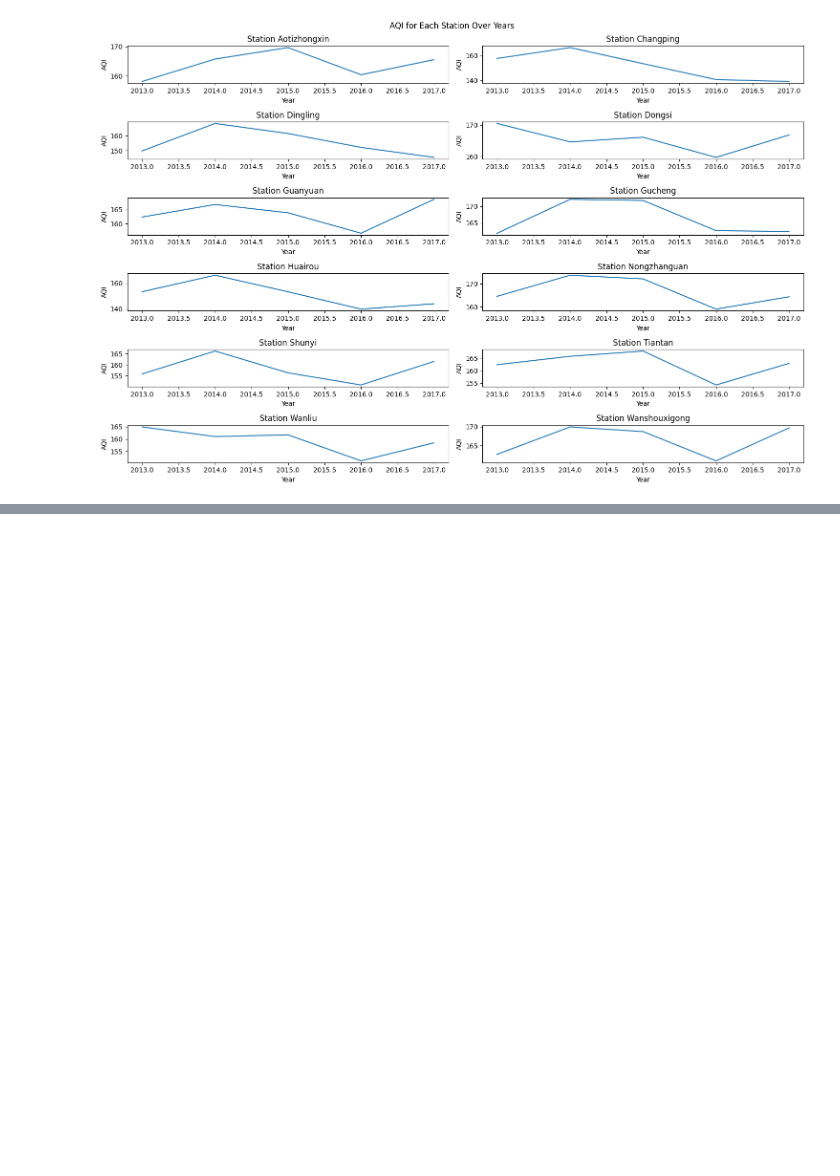
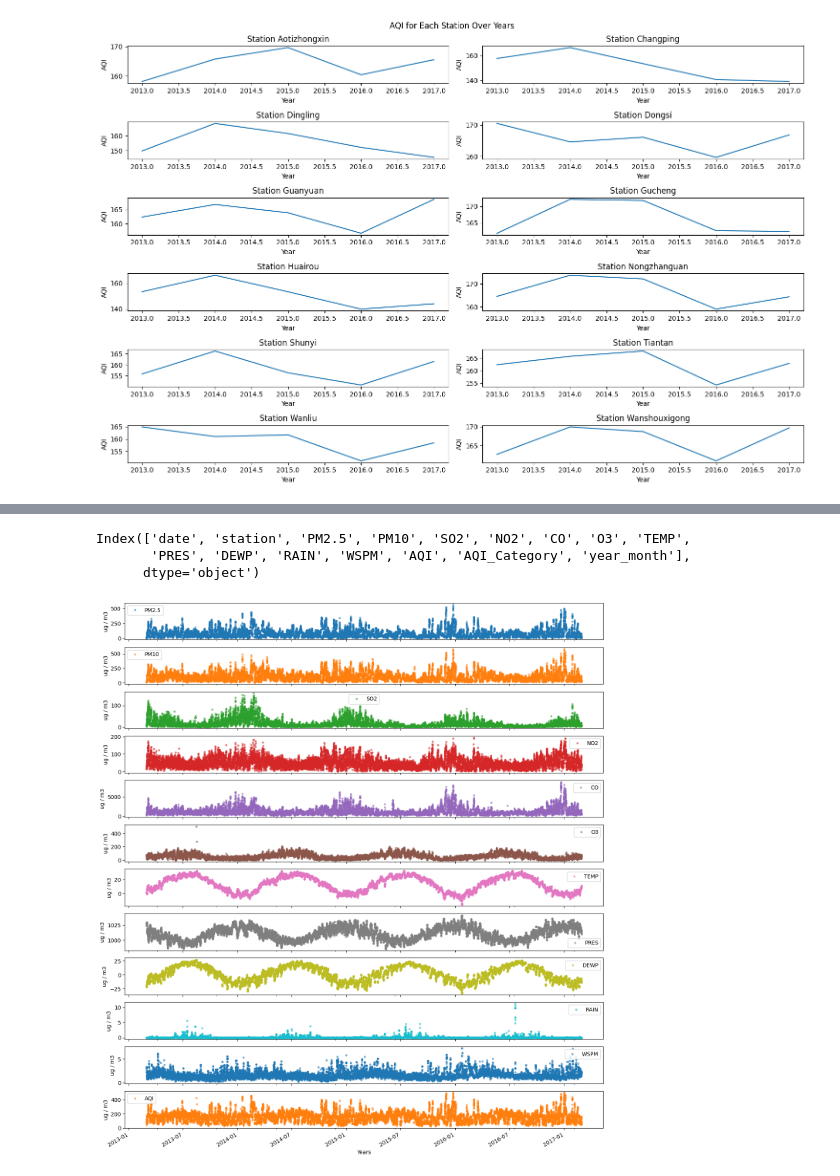
Before and after one commit to Strong649/First-Repo, a Jupyter notebook: Air_Pollution_PfDA.ipynb, the cells around one changed output, grey strips where cells are left out. Cells and saved outputs as stored; diff of their text form; code cells hidden in the pictures; blank space fills up the shorter version.

```diff
--- a/Air_Pollution_PfDA.ipynb
+++ b/Air_Pollution_PfDA.ipynb
@@ -543,0 +544,17 @@ combined_df.describe().T
+# %%
+pollutants = ['PM2.5', 'PM10', 'SO2','NO2', 'CO', 'O3', 'TEMP', 'PRES', 'DEWP', 'RAIN', 'WSPM', 'AQI']
+# %%
+combined_df.columns
+# %% [output]
+Index(['date', 'station', 'PM2.5', 'PM10', 'SO2', 'NO2', 'CO', 'O3', 'TEMP',
+       'PRES', 'DEWP', 'RAIN', 'WSPM', 'AQI', 'AQI_Category', 'year_month'],
+      dtype='object')
+# %%
+combined_df.set_index('date',inplace=True)
+axes = combined_df[pollutants].plot(marker='.', alpha=0.5, linestyle='None', figsize=(16, 20), subplots=True)
+for ax in axes:
+
+    ax.set_xlabel('Years')
+    ax.set_ylabel('ug / m3')
+# %% [output]
+[figure, added]
```
Also changed, not shown: parts of 6 cells of this notebook.
